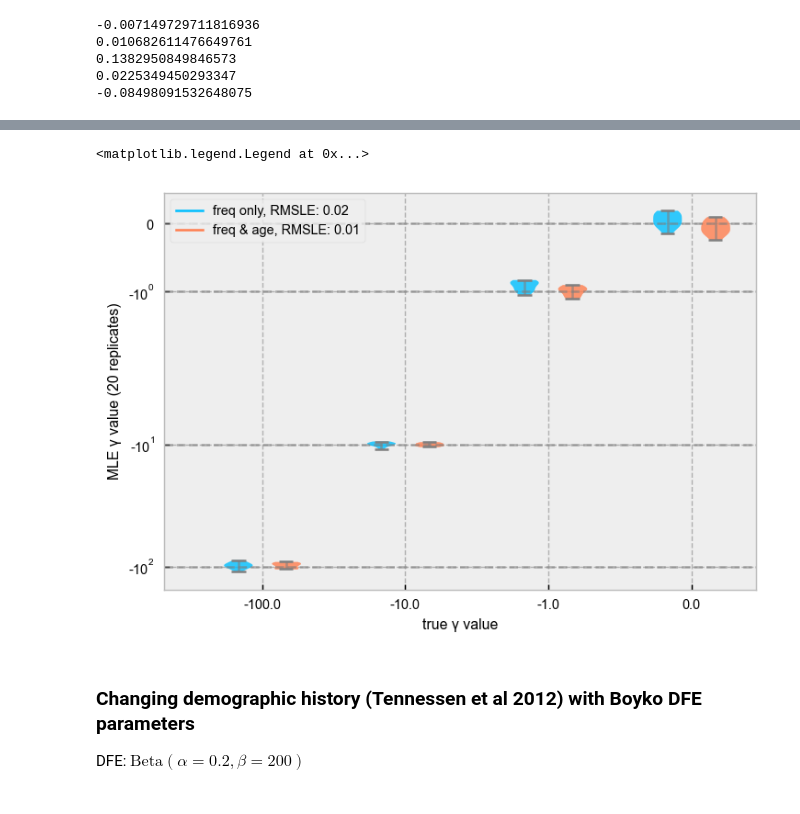
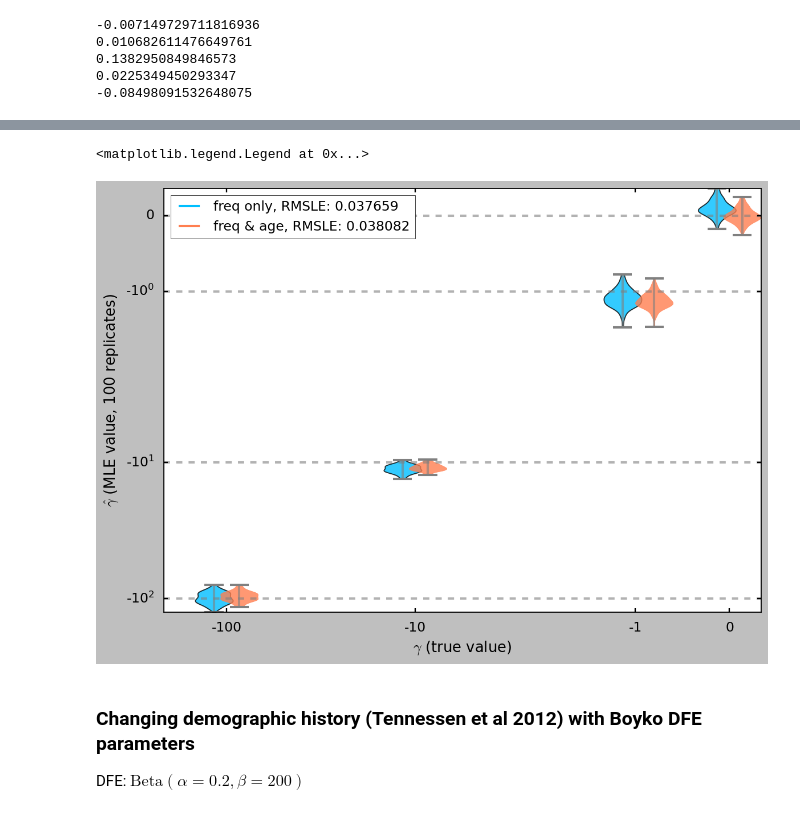
Before and after one commit to VivaswatS/selCoefEst, a Jupyter notebook: changingpopsizesims.ipynb, the cells around one changed output, grey strips where cells are left out. Saved outputs shown, nothing was run; the diff lists cells and outputs as text; code cells hidden in the pictures.

Commit message:
imp. samp. scheme + plotting res from midway3

```diff
--- a/changingpopsizesims.ipynb
+++ b/changingpopsizesims.ipynb
@@ -671,19 +674,19 @@ for ig, g in enumerate(gamma):
 # %% [output]
 KeyboardInterrupt:
 # %%
-# dft = pd.read_csv('outfiles/ConstantSize{}_n400_sim{}.3.full_out.txt'.format(20.,4),sep='\t',header=None,names=['','Xl','s','al','id'])
-# dft['empty'] = ''
-# dft['sXl'] = (dft['Xl']*400).astype('int')
-# dft['al'] = 80000+1 - dft['al']
-# dft['al'] = dft['al'].astype('int')
-# dft = dft.iloc[:,1:]
-# datt = dft.to_numpy()
-# sfs = moments.Spectrum(np.histogram(datt[:,5],bins=range(0,400+2))[0])
-# SMS = np.zeros((80000,400+1),dtype='int16')
-# mask = np.zeros_like(SMS); mask[0,:] = 1; mask[:,0] = 1; mask[:,-1] = 1;
-# for i in range(len(datt)):
-#     SMS[datt[i,2],datt[i,5]] += 1
-# SMSmask = np.ma.array(SMS,mask=mask)
+dft = pd.read_csv('outfiles/ConstantSize{}_n400_sim{}.3.full_out.txt'.format(1.,4),sep='\t',header=None,names=['','Xl','s','al','id'])
+dft['empty'] = ''
+dft['sXl'] = (dft['Xl']*400).astype('int')
+dft['al'] = 80000+1 - dft['al']
+dft['al'] = dft['al'].astype('int')
+dft = dft.iloc[:,1:]
+datt = dft.to_numpy()
+sfs = moments.Spectrum(np.histogram(datt[:,5],bins=range(0,400+2))[0])
+SMS = np.zeros((80000,400+1),dtype='int16')
+mask = np.zeros_like(SMS); mask[0,:] = 1; mask[:,0] = 1; mask[:,-1] = 1;
+for i in range(len(datt)):
+    SMS[datt[i,2],datt[i,5]] += 1
+SMSmask = np.ma.array(SMS,mask=mask)
 # sp.optimize.minimize(get_ll_freqconstant_twogam, x0=[1,1], method='Nelder-Mead', args=({'sfs':sfs,'theta':40},400), bounds=[(-1,2.5),(-1,2.5)]), get_ll_freqconstant_twogam(np.log10([20,20]),{'sfs':sfs,'theta':40},400) (32, 51)
 # sp.optimize.minimize_scalar(get_ll_freqconstant_notfm,args=({'sfs':sfs,'theta':200,'p_misid':0},400))
 # sp.optimize.minimize_scalar(get_ll_freqageconstant_notfm,args=({'sms':SMSmask,'theta':200,'gens':80000,'N':10000},400))
@@ -1018,9 +1006,9 @@ array([1.115, 1.062])
 # %%
 # plt.plot([-50,-0.5,0],np.std(parestfreq,axis=1)/np.std(parestage,axis=1),'k-o', alpha=0.7); plt.xscale('symlog'); plt.ylabel('ratio of SD'); plt.xlabel(r'$\gamma$'); plt.axhline(1,color='grey',ls='--')
 
-os.chdir('/Users/vivaswatshastry/selCoefEst/PReFerSims')
-parest = np.loadtxt("resfiles/parestresnotfm29Jan23.txt",delimiter=' ')
-# parestfreq = parest[:,0].reshape(-1,10); parestage = parest[:,1].reshape(-1,10)
+# os.chdir('/Users/vivaswatshastry/selCoefEst/PReFerSims')
+parest = np.loadtxt("resfiles/parestnotmmdw9Feb23.txt",delimiter=' ')
+parestfreq = parest[:,0].reshape(-1,100)[[0,19,39,-1],:]; parestage = parest[:,1].reshape(-1,100)[[0,19,39,-1],:]
 # plt.plot([-100,-10,-1,0],np.std(parestfreq,axis=1)/np.std(parestage,axis=1),'k-o', alpha=0.7); plt.xscale('symlog'); plt.ylabel('ratio of SD'); plt.xlabel(r'$\gamma$'); plt.axhline(1,color='grey',ls='--');
 # plt.plot([-100,-10,-1,0],np.std(parestfreq,axis=1)/np.std(parestage,axis=1),'k-o', alpha=0.7); plt.xscale('symlog'); plt.ylabel('ratio of SD'); plt.xlabel(r'$\gamma$'); plt.axhline(1,color='grey',ls='--');
 
@@ -1076,40 +1055,41 @@ def setViolColors(bp):
     # plt.setp(bp['cbars'][1], color='coral')
     # plt.setp(bp['caps'][3], color='coral')
     # plt.setp(bp['whiskers'][2], color='coral')
     # plt.setp(bp['whiskers'][3], color='coral')
     # plt.setp(bp['fliers'][1], color='coral')
     # plt.setp(bp['medians'][1], color='coral')
 
 fig = plt.figure(dpi=130)
-plt.style.use('seaborn-paper')
+plt.style.use('seaborn-talk')
 ax = plt.axes()
-s = np.array([-100.,-10.,-1.,0])
+s = np.array([-100,-10,-1,0])
 #-np.append(np.linspace(0.0, 1.0, num=10)**np.exp(1),np.geomspace(100,1,40,endpoint=False)[::-1])[::-1]#np.array([1,10,100])
 
 for i in range(len(s)):
     # bp = plt.boxplot([parestfreq[i,~np.isnan(parestfreq[i,:])],parestage[i,~np.isnan(parestage[i,:])]],positions=[3*i+1,3*i+2], widths=0.6,flierprops=dict(marker='x',markersize=5,alpha=0.5),)
     # setBoxColors(bp)
-    vp = plt.violinplot([parestfreq[i,:],parestage[i,:]],positions=[3*i+1,3*i+2], widths=0.6,)
+    posn = [0.8,1.2,3.8,4.2,7.3,7.8,8.8,9.2]
+    vp = plt.violinplot([parestfreq[i,:],parestage[i,:]],positions=[posn[2*i],posn[2*i+1]], widths=0.6,)
     setViolColors(vp)
     plt.axhline(s[i],color='grey',ls='--',alpha=0.6)
 
 # bp = plt.boxplot([parestfreq0,parestage0],positions=[16,17],widths=0.6,flierprops=dict(marker='x',markersize=5,alpha=0.5))
 # setBoxColors(bp)
 # vp = plt.violinplot([-parestfreq[-1,:],-parestage[-1,:]],positions=[9,10],widths=0.6,)
 # setViolColors(vp)
 # plt.axhline(0.,color='grey',ls='--',alpha=0.6);
 
 # ax.set_xticks([1.5,4.5,7.5,10.5,13.5,16.5]); ax.set_xticklabels(np.ravel(s.tolist()+[0.])); ax.set_yscale('symlog');
-ax.set_xticks([1.5,4.5,7.5,10.5]); ax.set_xticklabels(np.ravel(s.tolist()));
+ax.set_xticks([1,4,7.5,9]); ax.set_xticklabels(np.ravel(s.tolist()));
 ax.set_yscale('symlog'); ax.set_yticks(s);
 
 hB, = plt.plot(0,0,color='deepskyblue'); hR, = plt.plot(0,0,color='coral'); #hB.set_visible(True); hR.set_visible(True)
-plt.xlabel('true γ value'); plt.ylabel('MLE γ value (20 replicates)'); plt.legend((hB, hR),('freq only','freq & age'),loc='upper left')
-plt.legend((hB, hR),('freq only, RMSLE: {:.2f}'.format(np.sqrt(np.mean((np.log10(-s[:-1])-np.log10(np.mean(-parestfreq[:-1,:],axis=1)))**2))), 'freq & age, RMSLE: {:.2f}'.format(np.sqrt(np.mean((np.log10(-s[:-1])-np.log10(np.mean(-parestage[:-1,:],axis=1)))**2)))),loc='upper left')
+plt.xlabel(r'$\gamma$ (true value)'); plt.ylabel(r'$\hat \gamma$ (MLE value, 100 replicates)'); plt.legend((hB, hR),('freq only','freq & age'),loc='upper left')
+plt.legend((hB, hR),('freq only, RMSLE: {:.6f}'.format(np.sqrt(np.mean((np.log10(-s[:-1])-np.log10(np.mean(-parestfreq[:-1,:],axis=1)))**2))), 'freq & age, RMSLE: {:.6f}'.format(np.sqrt(np.mean((np.log10(-s[:-1])-np.log10(np.mean(-parestage[:-1,:],axis=1)))**2)))),loc='upper left')
 # plt.savefig("../figs/MLEfreqage2.pdf")
 # %% [output]
 <matplotlib.legend.Legend at 0x...>
-[figure, old version]
+[figure, new version]
 # %% [markdown]
 ### Changing demographic history (Tennessen et al 2012) with Boyko DFE parameters
 DFE: $\text{Beta}(\alpha=0.2,\beta=200)$
```
Also changed, not shown: parts of 12 cells of this notebook, 3 other files.
